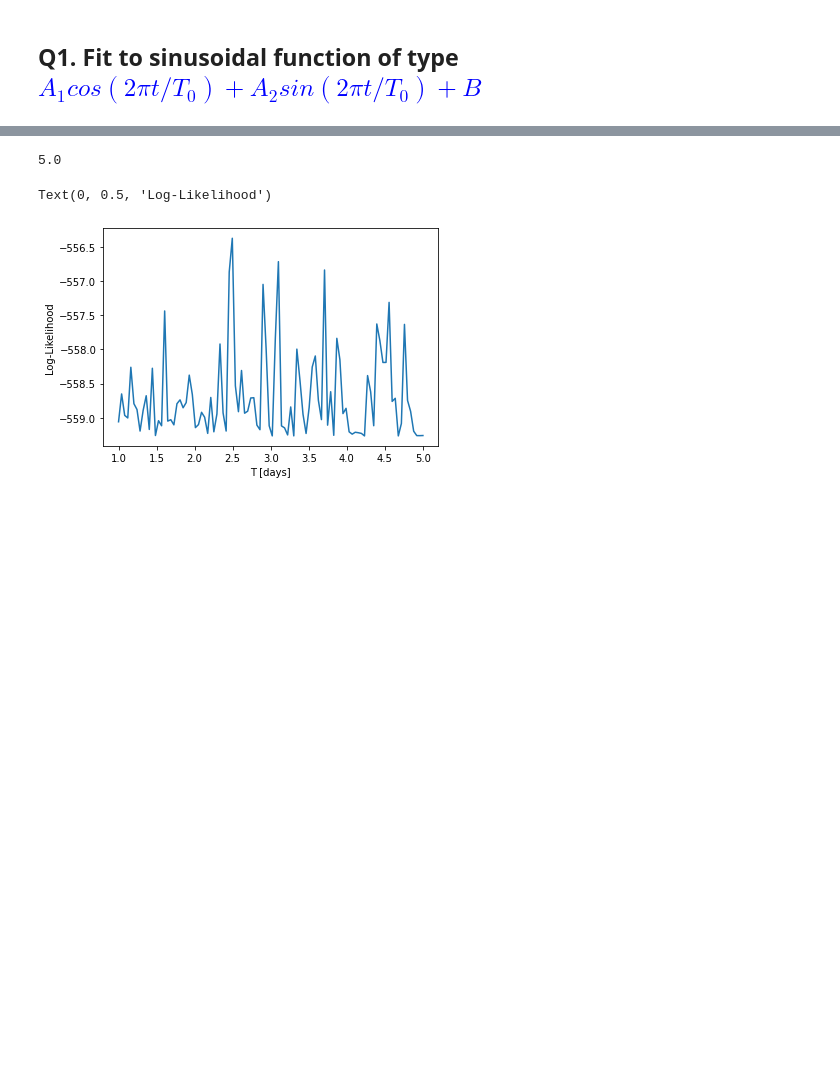
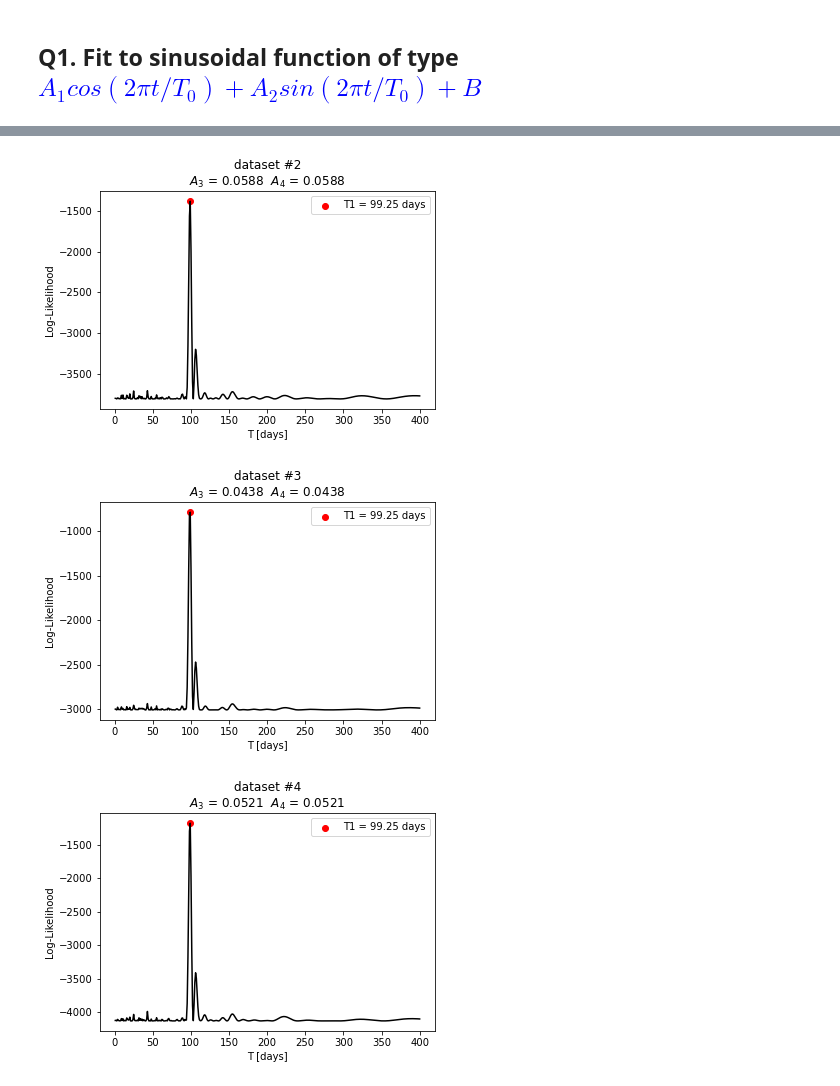
Before and after one commit to jabacousnac/Data-Science-for-Physics-Homework, a Jupyter notebook: pset02_Log_Likelihood_and_Nuisance.ipynb, the cells around one changed output, grey strips where cells are left out. Drawn from its saved outputs; the diff is of its cells as text; code cells hidden in the pictures; blank space fills up the shorter version.

```diff
--- a/pset02_Log_Likelihood_and_Nuisance.ipynb
+++ b/pset02_Log_Likelihood_and_Nuisance.ipynb
@@ -94,35 +94,45 @@ dictionary of form: (A1,A2,B), reduced chisq, log-likelihood
 # %%
 #Fitting in this manner would not work well. So let's do brute force.
 #we profile out the nuisance by calculating likelihood at different values of T_1, where T_1 in [0,200]
-T_list = np.linspace(1,5,100)
-#try it on first dataset.
-X_data = df[:,0]
-Y_data_err = df[:,1]
-Y_data = df[:,11]
 
-likelihood = []
-for T1 in T_list:
-    if T1%5 == 0:
-        print(T1)
-    #calc. chi_sq
-    def chi_sq(params):
-        A1, A2, B = 0.8646567313455039, -0.4572732376093302, 0.3724281382842254
-        A3, A4 = params[0], params[1]
-        y_fit = [A1*np.cos(2*np.pi*X_data[i]/T0) + A2*np.sin(2*np.pi*X_data[i]/T0) + B + \
-                 A3*np.cos(2*np.pi*X_data[i]/T1) + A4*np.cos(2*np.pi*X_data[i]/T1) \
-                 for i in range(len(X_data))]
-        func_list = [(Y_data[i]-y_fit[i])**2/Y_data_err[i]**2 for i in range(len(X_data))]
-        ans = np.sum(func_list)
-        return ans
-    LL_model = minimize(chi_sq, np.array([1,1]), method = 'SLSQP')
-    A3, A4 = LL_model.x[0], LL_model.x[1]
-    likelihood.append(-1/2*chi_sq([A3, A4]))
+def get_period(i):
 
-fig, ax = plt.subplots()
-ax.plot(T_list, likelihood)
-ax.set_xlabel('T [days]')
-ax.set_ylabel('Log-Likelihood')
+    T_list = np.linspace(1,400,399)
+
+    X_data = df[:,0]
+    Y_data_err = df[:,1]
+    Y_data = df[:,i]
+
+    likelihood = []
+    for T1 in T_list:
+        #calc. chi_sq
+        def chi_sq(params):
+            A1, A2, B = 0.8646567313455039, -0.4572732376093302, 0.3724281382842254
+            A3, A4 = params[0], params[1]
+            y_fit = [A1*np.cos(2*np.pi*X_data[i]/T0) + A2*np.sin(2*np.pi*X_data[i]/T0) + B + \
+                     A3*np.cos(2*np.pi*X_data[i]/T1) + A4*np.cos(2*np.pi*X_data[i]/T1) \
+                     for i in range(len(X_data))]
+            func_list = [(Y_data[i]-y_fit[i])**2/Y_data_err[i]**2 for i in range(len(X_data))]
+            ans = np.sum(func_list)
+            return ans
+        LL_model = minimize(chi_sq, np.array([1,1]), method = 'SLSQP')
+        A3, A4 = LL_model.x[0], LL_model.x[1]
+        likelihood.append(-1/2*chi_sq([A3, A4]))
+
+    index_min = max(range(len(likelihood)), key=likelihood.__getitem__)
+
+    fig, ax = plt.subplots()
+    ax.plot(T_list, likelihood,'k-')
+    ax.scatter([T_list[index_min]],[likelihood[index_min]],marker = 'o', c='red',\
+               label = r'T1 = {} days'.format(round(T_list[index_min],2)))
+    ax.set_xlabel('T [days]')
+    ax.set_title('dataset #{}\n'.format(i-1)+r'$A_3$ = {}'.format(round(A3,4))+'\t$A_4$ = {}'.format(round(A4,4)))
+    ax.set_ylabel('Log-Likelihood')
+    _=ax.legend()
-# %% [output]
-5.0
-Text(0, 0.5, 'Log-Likelihood')
-[figure, removed]
+# %%
+for i in range(2,13):
+    get_period(i)
+# %% [output]
+[figure, added]
+[figure, added]
+[figure, added]
```
Also changed, not shown: parts of 3 cells of this notebook.
